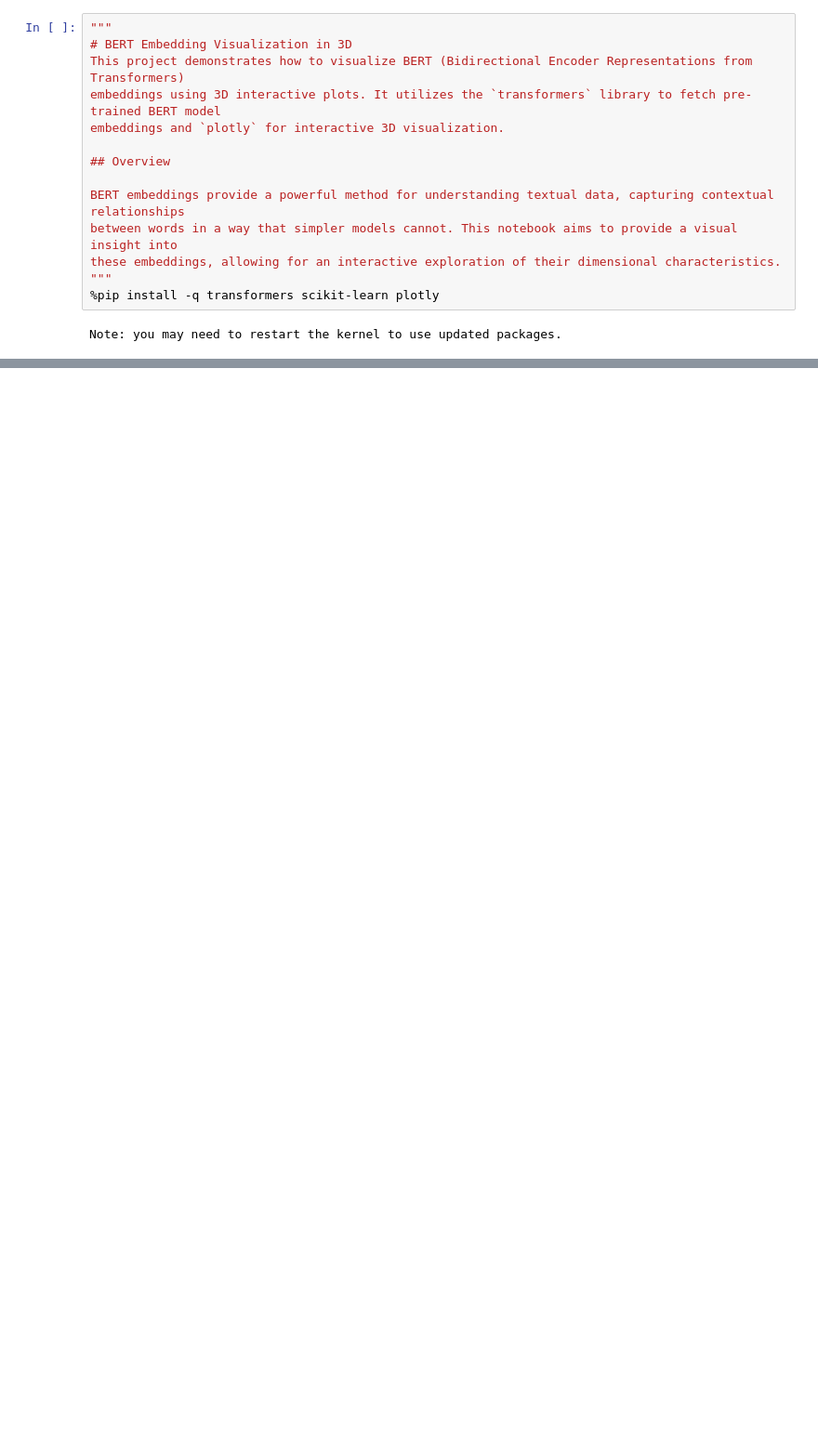
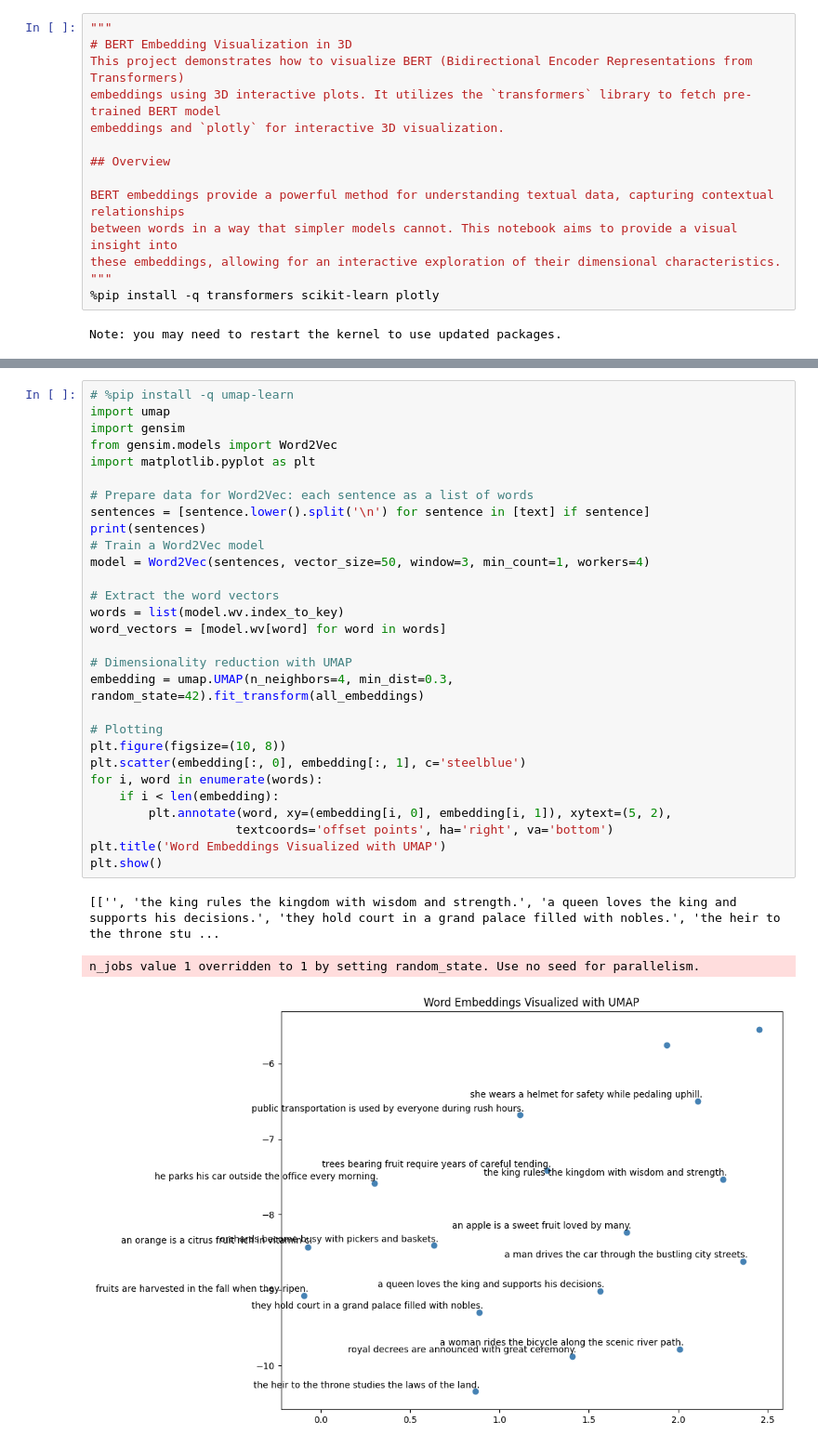
Before and after one commit to mastershin/learn-llm-101, a Jupyter notebook: L100-Intro/L100-120-Embeddings/L100-VisualizeEmbeddings.ipynb, the cells around one changed output, grey strips where cells are left out. Shown: that part at 93% size. Saved outputs shown, nothing was run; the diff lists cells and outputs as text; blank space fills up the shorter version.

```diff
--- a/L100-Intro/L100-120-Embeddings/L100-VisualizeEmbeddings.ipynb
+++ b/L100-Intro/L100-120-Embeddings/L100-VisualizeEmbeddings.ipynb
@@ -83,0 +96,33 @@ fig.show()
+# %%
+# %pip install -q umap-learn
+import umap
+import gensim
+from gensim.models import Word2Vec
+import matplotlib.pyplot as plt
+
+# Prepare data for Word2Vec: each sentence as a list of words
+sentences = [sentence.lower().split('\n') for sentence in [text] if sentence]
+print(sentences)
+# Train a Word2Vec model
+model = Word2Vec(sentences, vector_size=50, window=3, min_count=1, workers=4)
+
+# Extract the word vectors
+words = list(model.wv.index_to_key)
+word_vectors = [model.wv[word] for word in words]
+
+# Dimensionality reduction with UMAP
+embedding = umap.UMAP(n_neighbors=4, min_dist=0.3, random_state=42).fit_transform(all_embeddings)
+
+# Plotting
+plt.figure(figsize=(10, 8))
+plt.scatter(embedding[:, 0], embedding[:, 1], c='steelblue')
+for i, word in enumerate(words):
+    if i < len(embedding):
+        plt.annotate(word, xy=(embedding[i, 0], embedding[i, 1]), xytext=(5, 2),
+                    textcoords='offset points', ha='right', va='bottom')
+plt.title('Word Embeddings Visualized with UMAP')
+plt.show()
+# %% [output]
+[['', 'the king rules the kingdom with wisdom and strength.', 'a queen loves the king and supports his decisions.', 'they hold court in a grand palace filled with nobles.', 'the heir to the throne stu ...
+n_jobs value 1 overridden to 1 by setting random_state. Use no seed for parallelism.
+[figure, added]
```
Also changed, not shown: parts of 1 cell of this notebook, 5 other files.
